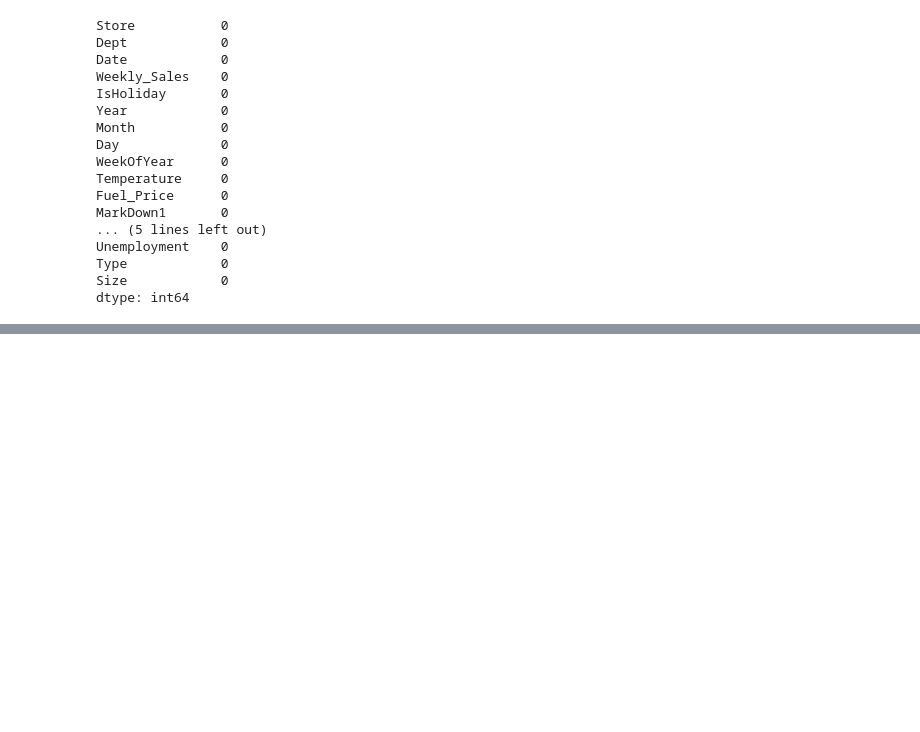
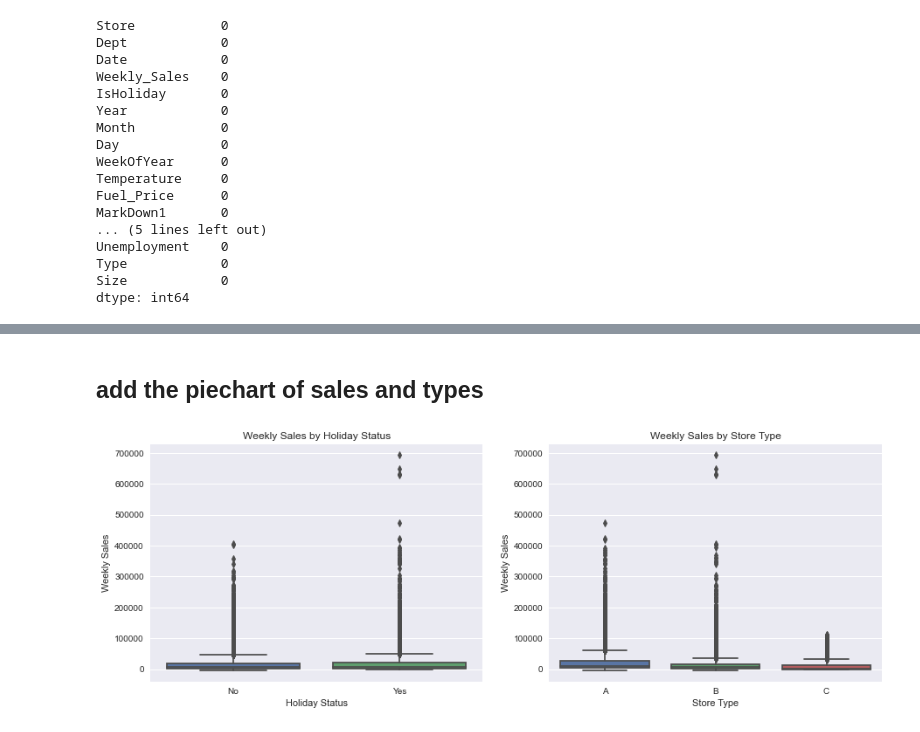
Before and after one commit to AnasElshaer01/Walmart-Sales-Forcasting, a Jupyter notebook: EDA.ipynb, the cells around one changed output, grey strips where cells are left out. Cells and saved outputs as stored; diff of their text form; code cells hidden in the pictures; blank space fills up the shorter version.

```diff
--- a/EDA.ipynb
+++ b/EDA.ipynb
@@ -380,0 +355,23 @@ merged_data
+# %% [markdown]
+## add the piechart of sales and types
+# %%
+fig, axs = plt.subplots(nrows=1, ncols=2, figsize= (15,5))
+
+
+sns.boxplot(x='IsHoliday', y='Weekly_Sales', data=merged_data , ax=axs[0] )
+
+axs[0].set_xlabel('Holiday Status')
+axs[0].set_ylabel('Weekly Sales')
+axs[0].set_xticks([1, 0], ['Yes' , 'No'])
+axs[0].set_title('Weekly Sales by Holiday Status')
+
+
+sns.boxplot(x='Type' , y='Weekly_Sales' ,data=merged_data , ax=axs[1])
+axs[1].set_xlabel('Store Type')
+axs[1].set_ylabel('Weekly Sales')
+axs[1].set_title('Weekly Sales by Store Type')
+
+
+plt.show()
+# %% [output]
+[figure, added]
```
Also changed, not shown: parts of 17 cells of this notebook, 1 other file.
